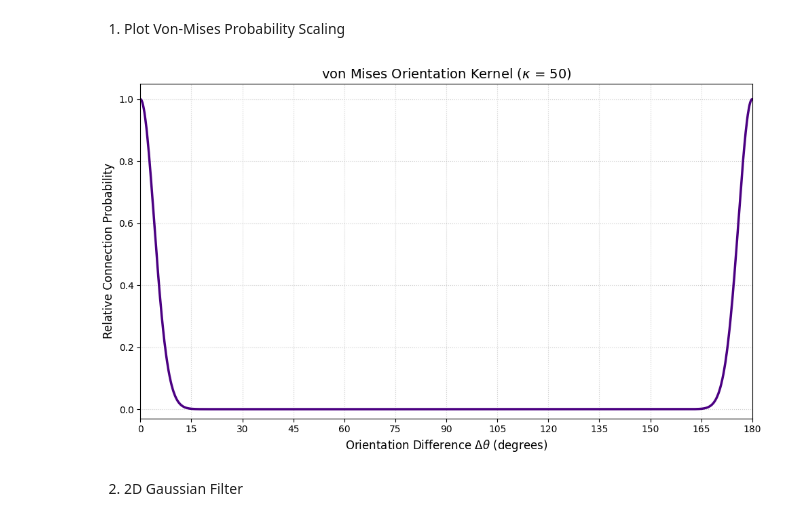
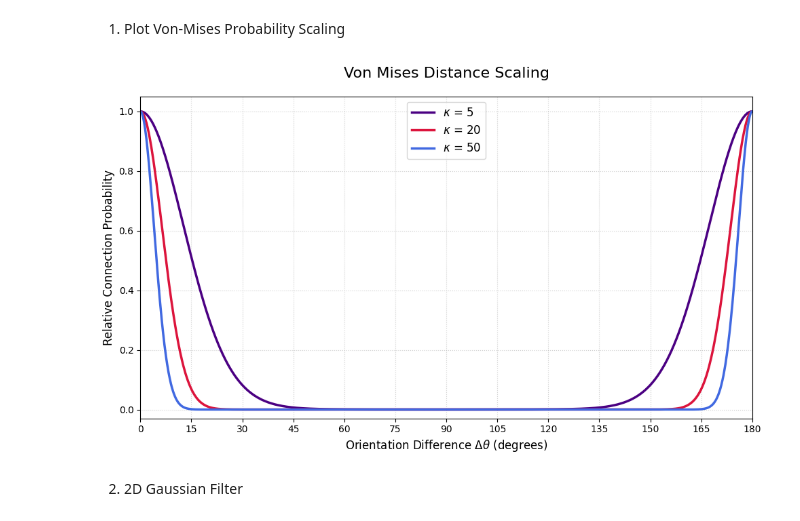
Before and after one commit to Hetznero/chemocnn, a Jupyter notebook: simulations/misc.ipynb, the cells around one changed output. Cells and saved outputs as stored; diff of their text form; code cells hidden in the pictures.

Commit message:
add auxilary plots of misc

```diff
--- a/simulations/misc.ipynb
+++ b/simulations/misc.ipynb
@@ -14,27 +14,31 @@ from lib.utils import *
 # %%
 #############################
 #   von Mises Orientation   #
 #############################
 
-kappa = 50
+kappas = [5, 20, 50]
+colors = ['indigo', 'crimson', 'royalblue']
 
 dtheta_deg = np.linspace(0, 180, 1801)
-vm = np.exp(kappa * (np.cos(2 * np.radians(dtheta_deg)) - 1.0))
 
 plt.figure(figsize=(10, 6))
-plt.plot(dtheta_deg, vm, linestyle='-', color='indigo', linewidth=2.5)
+for kappa, color in zip(kappas, colors):
+    vm = np.exp(kappa * (np.cos(2 * np.radians(dtheta_deg)) - 1.0))
+    plt.plot(dtheta_deg, vm, linestyle='-', color=color, linewidth=2.5,
+             label=rf'$\kappa$ = {kappa}')
 
-plt.title(rf'von Mises Orientation Kernel ($\kappa$ = {kappa})', fontsize=14)
+plt.title('Von Mises Distance Scaling', fontsize=16, pad=20)
 plt.xlabel(r'Orientation Difference $\Delta\theta$ (degrees)', fontsize=12)
 plt.ylabel('Relative Connection Probability', fontsize=12)
 plt.xticks(np.arange(0, 181, 15))
 plt.xlim(0, 180)
 plt.ylim(-0.03, 1.05)
 plt.grid(True, linestyle=':', alpha=0.6)
+plt.legend(fontsize=12)
 plt.tight_layout()
 plt.show()
 # %% [output]
-[figure, old version]
+[figure, new version]
 # %% [markdown]
 2. 2D Gaussian Filter
 # %%
```
Also changed, not shown: parts of 15 cells of this notebook, 1 other file.
